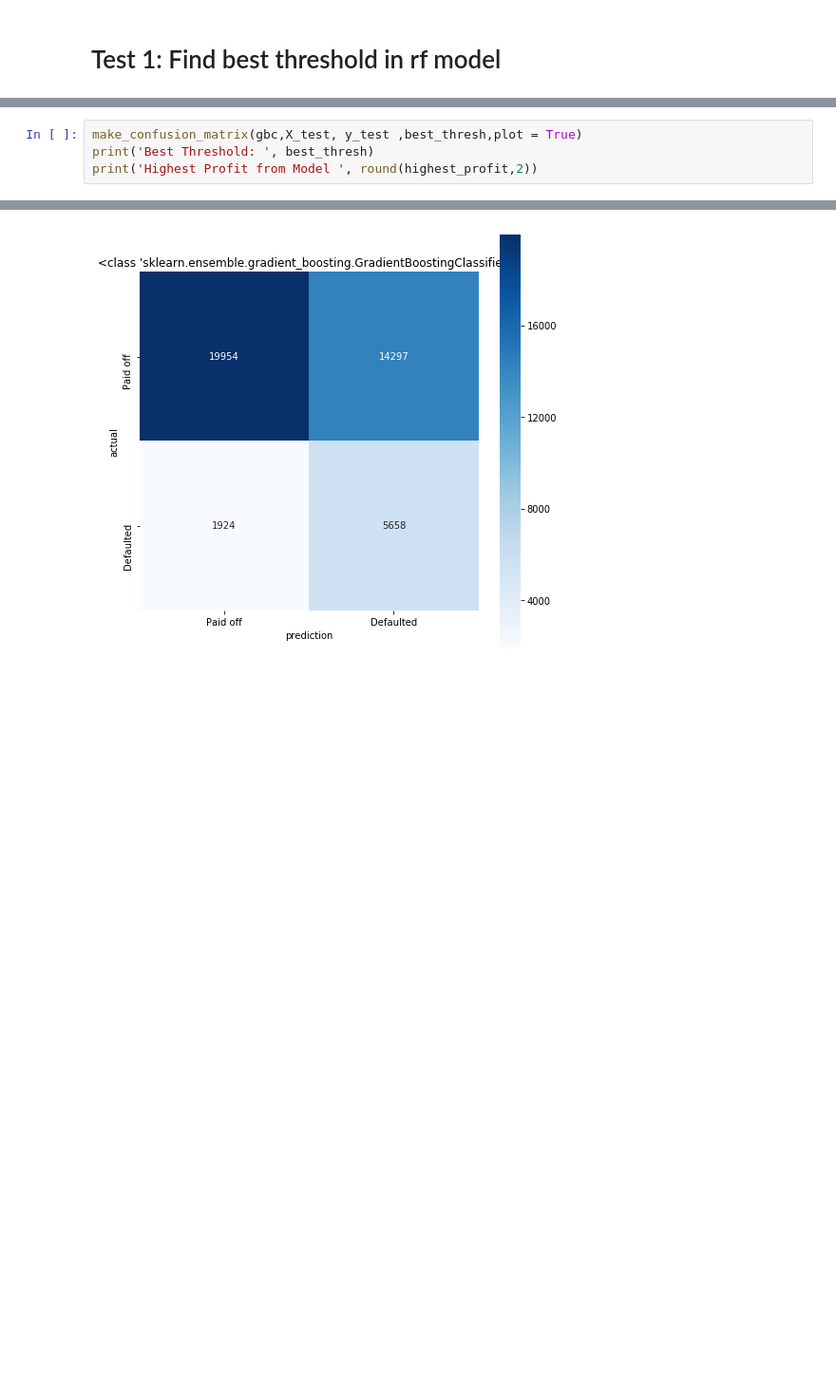
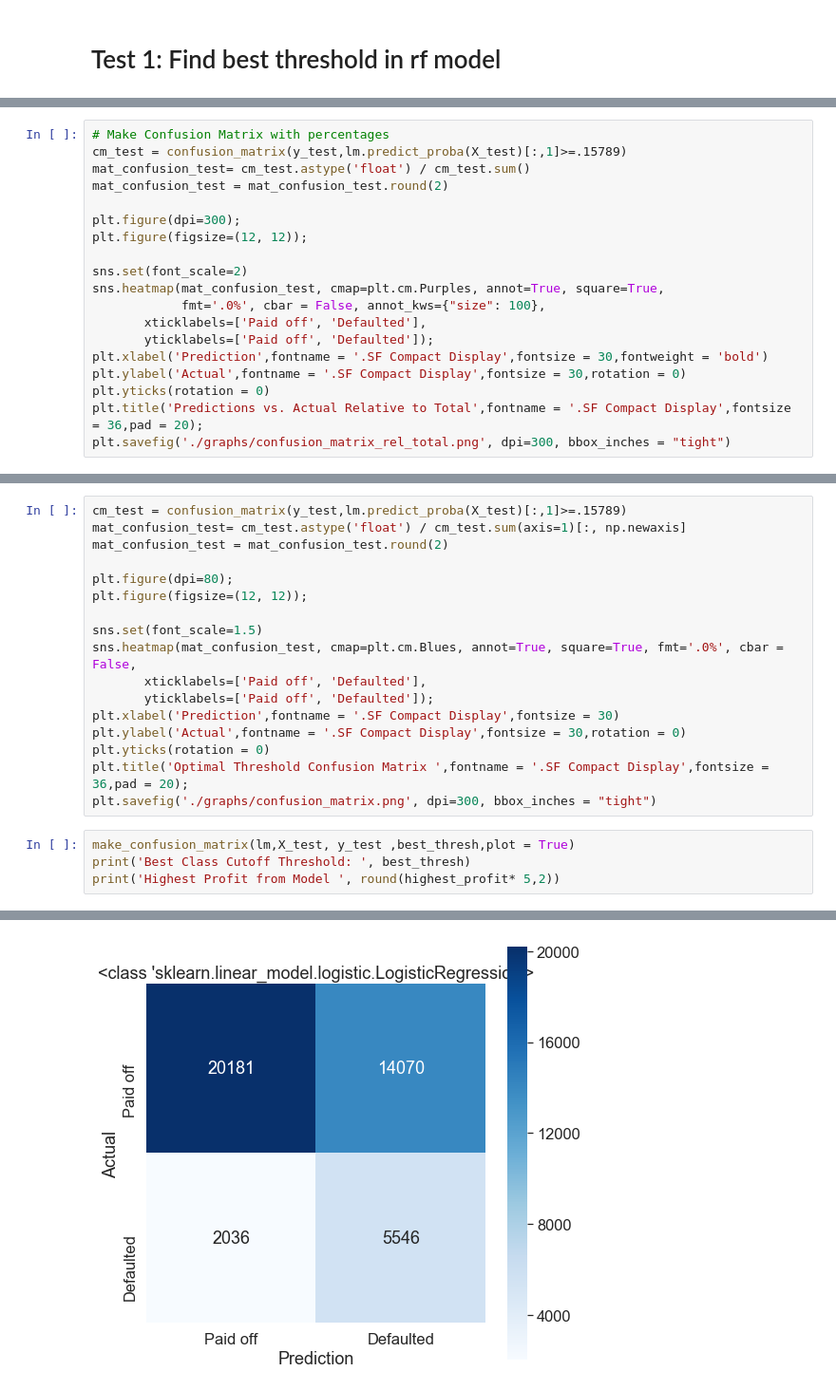
Before and after one commit to jeremyrchow/lending_club_default_model, a Jupyter notebook: Modeling and Graphs.ipynb, the cells around one changed output, grey strips where cells are left out. Shown at 95% size. Cells and saved outputs as stored; diff of their text form; blank space fills up the shorter version.

Commit message:
Graphs for presentation

```diff
--- a/Modeling and Graphs.ipynb
+++ b/Modeling and Graphs.ipynb
@@ -219,0 +399,19 @@ current_investor_profit: -20478746.62011756
+# %%
+# Make Confusion Matrix with percentages
+cm_test = confusion_matrix(y_test,lm.predict_proba(X_test)[:,1]>=.15789)
+mat_confusion_test= cm_test.astype('float') / cm_test.sum()
+mat_confusion_test = mat_confusion_test.round(2)
+
+plt.figure(dpi=300);
+plt.figure(figsize=(12, 12));
+
+sns.set(font_scale=2)
+sns.heatmap(mat_confusion_test, cmap=plt.cm.Purples, annot=True, square=True,
+            fmt='.0%', cbar = False, annot_kws={"size": 100},
+       xticklabels=['Paid off', 'Defaulted'],
+       yticklabels=['Paid off', 'Defaulted']);
+plt.xlabel('Prediction',fontname = '.SF Compact Display',fontsize = 30,fontweight = 'bold')
+plt.ylabel('Actual',fontname = '.SF Compact Display',fontsize = 30,rotation = 0)
+plt.yticks(rotation = 0)
+plt.title('Predictions vs. Actual Relative to Total',fontname = '.SF Compact Display',fontsize = 36,pad = 20);
+plt.savefig('./graphs/confusion_matrix_rel_total.png', dpi=300, bbox_inches = "tight")
@@ -220,5 +421,22 @@ current_investor_profit: -20478746.62011756
+# %%
+cm_test = confusion_matrix(y_test,lm.predict_proba(X_test)[:,1]>=.15789)
+mat_confusion_test= cm_test.astype('float') / cm_test.sum(axis=1)[:, np.newaxis]
+mat_confusion_test = mat_confusion_test.round(2)
+
+plt.figure(dpi=80);
+plt.figure(figsize=(12, 12));
+
+sns.set(font_scale=1.5)
+sns.heatmap(mat_confusion_test, cmap=plt.cm.Blues, annot=True, square=True, fmt='.0%', cbar = False,
+       xticklabels=['Paid off', 'Defaulted'],
+       yticklabels=['Paid off', 'Defaulted']);
+plt.xlabel('Prediction',fontname = '.SF Compact Display',fontsize = 30)
+plt.ylabel('Actual',fontname = '.SF Compact Display',fontsize = 30,rotation = 0)
+plt.yticks(rotation = 0)
+plt.title('Optimal Threshold Confusion Matrix ',fontname = '.SF Compact Display',fontsize = 36,pad = 20);
+plt.savefig('./graphs/confusion_matrix.png', dpi=300, bbox_inches = "tight")
 # %%
-make_confusion_matrix(gbc,X_test, y_test ,best_thresh,plot = True)
-print('Best Threshold: ', best_thresh)
-print('Highest Profit from Model ', round(highest_profit,2))
+make_confusion_matrix(lm,X_test, y_test ,best_thresh,plot = True)
+print('Best Class Cutoff Threshold: ', best_thresh)
+print('Highest Profit from Model ', round(highest_profit* 5,2))
 # %% [output]
@@ -227,2 +445,2 @@ Highest Profit from Model  27423347.47
 <Figure size 480x320 with 0 Axes>
-[figure, old version]
+[figure, new version]
```
Also changed, not shown: parts of 25 cells of this notebook, 6 other files.
